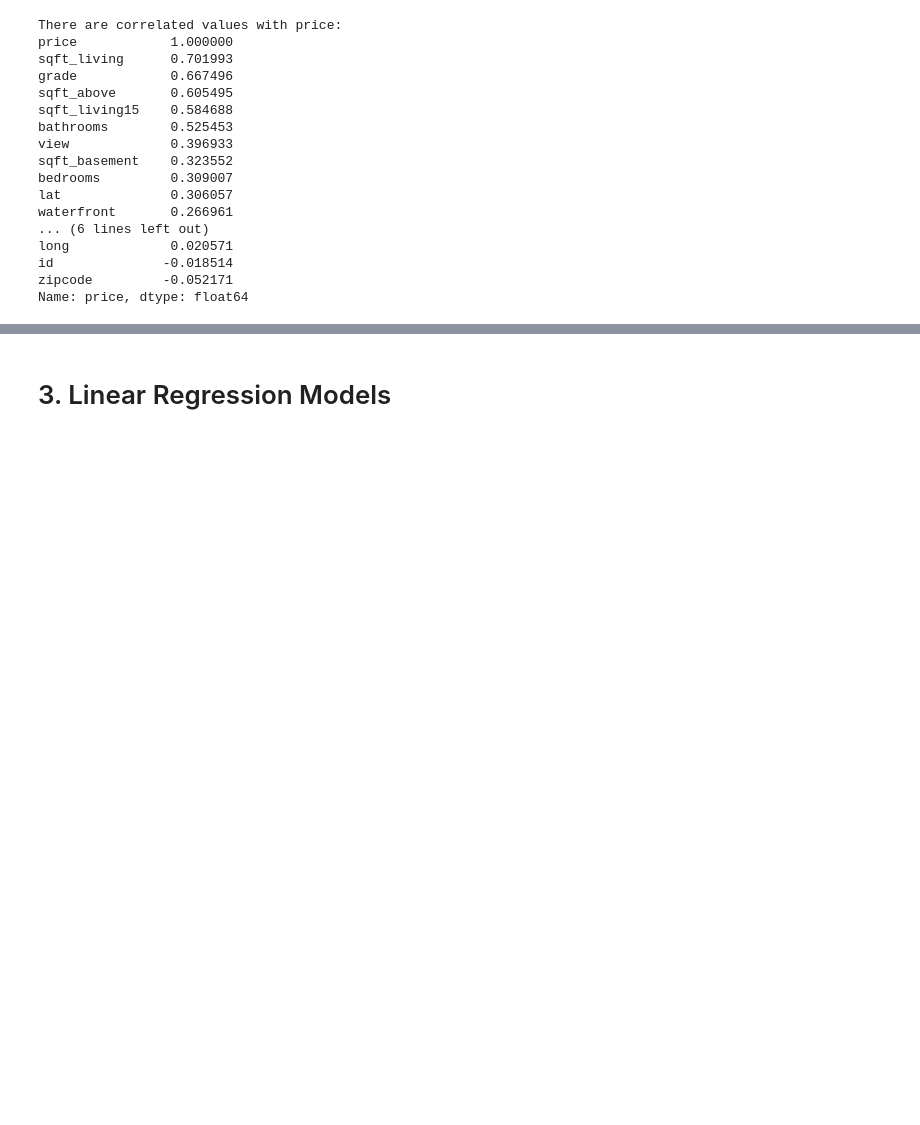
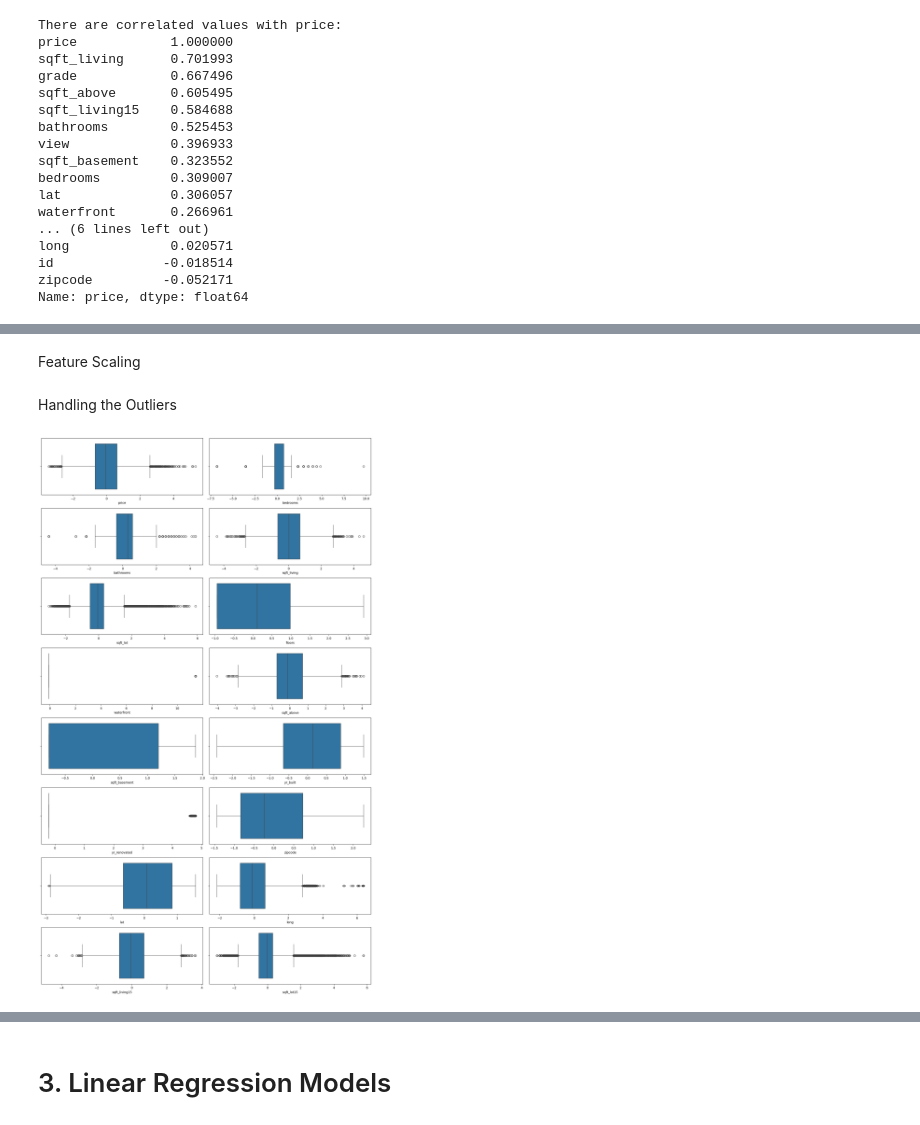
Before and after one commit to klau85/ibm-ml-specialization, a Jupyter notebook: final project REGRESSION/Final-Project.ipynb, the cells around one changed output, grey strips where cells are left out. Saved outputs shown, nothing was run; the diff lists cells and outputs as text; code cells hidden in the pictures; blank space fills up the shorter version.

Commit message:
clean data for project

```diff
--- a/final project REGRESSION/Final-Project.ipynb
+++ b/final project REGRESSION/Final-Project.ipynb
@@ -178,0 +186,2 @@ Name: price, dtype: float64
+# %%
+data = pd.get_dummies(data, columns=['condition', 'view', 'grade'], drop_first=True)
@@ -178,0 +190,12 @@ Name: price, dtype: float64
+# %%
+# Create a list of colums to check for skewing
+skew_cols = ['price', 'bedrooms', 'bathrooms', 'sqft_living',
+       'sqft_lot', 'floors', 'sqft_above', 'sqft_basement',
+       'zipcode', 'lat', 'sqft_living15',
+       'sqft_lot15']
+
+skew_vals = data[skew_cols].skew()
+print(skew_vals)
+for column, val in skew_vals.items():
+    if abs(val) > 0.5:
+        data[column] = data[column].apply(np.log1p)
@@ -178,0 +233,20 @@ Name: price, dtype: float64
+# %% [markdown]
+Feature Scaling
+# %%
+data_num_cols = data.select_dtypes(include=['float64', 'int64']).columns
+data_num_cols = data_num_cols.drop(labels=['id'])
+data[data_num_cols] = StandardScaler().fit_transform(data[data_num_cols])
+# %% [markdown]
+Handling the Outliers
+# %%
+data_num_cols = data.select_dtypes(include=['float64', 'int64']).columns
+data_num_cols = data_num_cols.drop(labels=['id'])
+# %%
+fig, axes = plt.subplots(8, 2, figsize=(15,25))
+for i, ax in enumerate(axes.flat):
+    sns.boxplot(x=data[data_num_cols[i]], ax=ax)
+
+plt.tight_layout()
+plt.show()
+# %% [output]
+[figure, added]
```
Also changed, not shown: parts of 12 cells of this notebook.
